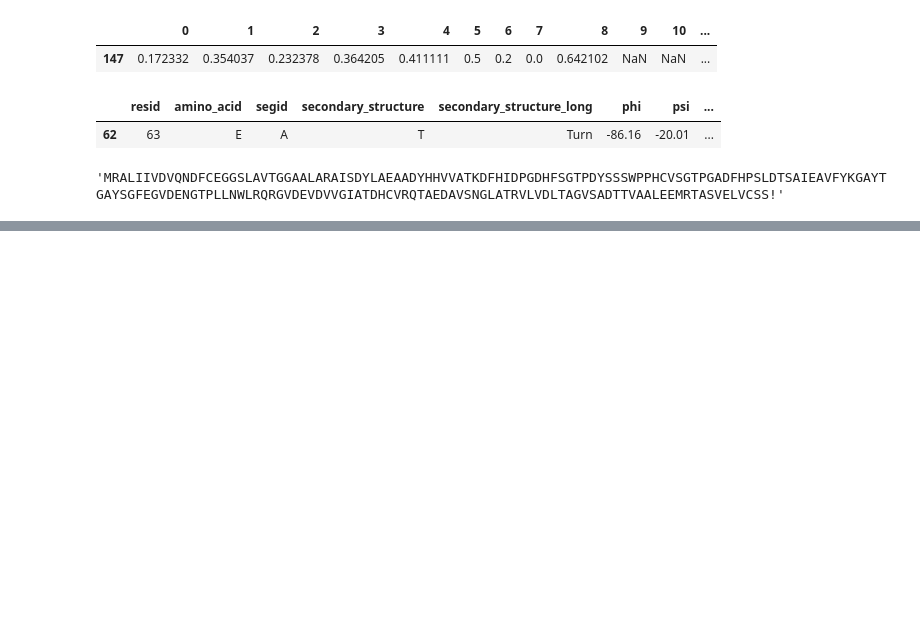
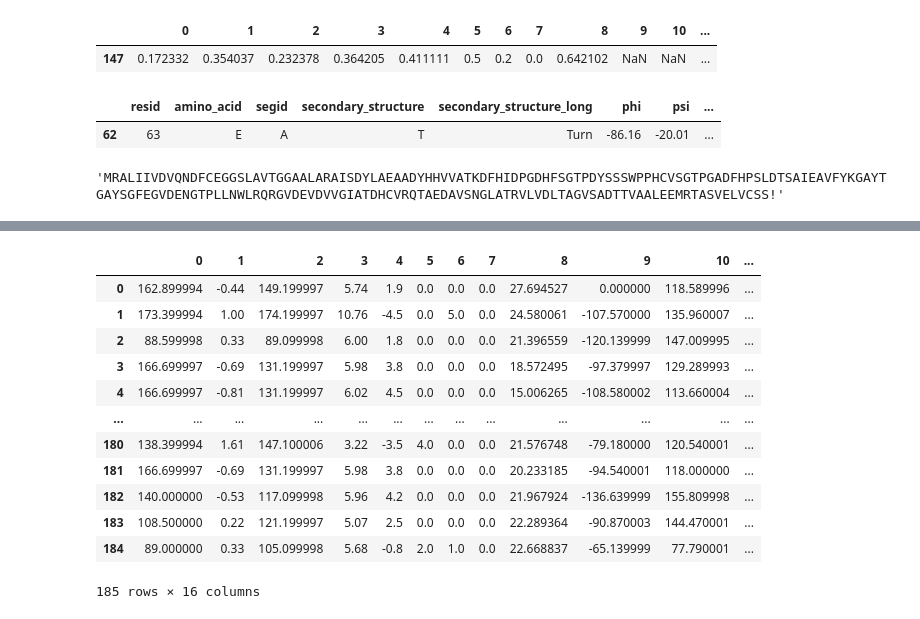
Before and after one commit to fowler-lab/tb-pnca-gnn, a Jupyter notebook: dd_pnca/af_structures.ipynb, the cells around one changed output, grey strips where cells are left out. Cells and saved outputs as stored; diff of their text form; code cells hidden in the pictures; blank space fills up the shorter version.

```diff
--- a/dd_pnca/af_structures.ipynb
+++ b/dd_pnca/af_structures.ipynb
@@ -313,0 +329,5 @@ sd['amino_acid'] = list(graph_dict['train']['pnca_mut_315']['metadata'].allele.v
+# %%
+pnca_m_pza = pncaGraph(pdb='../pdb/af_pnca_align_test.pdb',
+                    lig_resname='PZA',
+                    self_loops=False,
+                    cutoff_distance=8)
@@ -313,0 +446,16 @@ sd['amino_acid'] = list(graph_dict['train']['pnca_mut_315']['metadata'].allele.v
+# %%
+pd.DataFrame(pnca_m_pza.dataset[0].x)
+# %% [output]
+|  | 0 | 1 | 2 | 3 | 4 | 5 | 6 | 7 | 8 | 9 | 10 | ... |
+| 0 | 162.899994 | -0.44 | 149.199997 | 5.74 | 1.9 | 0.0 | 0.0 | 0.0 | 27.694527 | 0.000000 | 118.589996 | ... |
+| 1 | 173.399994 | 1.00 | 174.199997 | 10.76 | -4.5 | 0.0 | 5.0 | 0.0 | 24.580061 | -107.570000 | 135.960007 | ... |
+| 2 | 88.599998 | 0.33 | 89.099998 | 6.00 | 1.8 | 0.0 | 0.0 | 0.0 | 21.396559 | -120.139999 | 147.009995 | ... |
+| 3 | 166.699997 | -0.69 | 131.199997 | 5.98 | 3.8 | 0.0 | 0.0 | 0.0 | 18.572495 | -97.379997 | 129.289993 | ... |
+| 4 | 166.699997 | -0.81 | 131.199997 | 6.02 | 4.5 | 0.0 | 0.0 | 0.0 | 15.006265 | -108.580002 | 113.660004 | ... |
+| ... | ... | ... | ... | ... | ... | ... | ... | ... | ... | ... | ... | ... |
+| 180 | 138.399994 | 1.61 | 147.100006 | 3.22 | -3.5 | 4.0 | 0.0 | 0.0 | 21.576748 | -79.180000 | 120.540001 | ... |
+| 181 | 166.699997 | -0.69 | 131.199997 | 5.98 | 3.8 | 0.0 | 0.0 | 0.0 | 20.233185 | -94.540001 | 118.000000 | ... |
+| 182 | 140.000000 | -0.53 | 117.099998 | 5.96 | 4.2 | 0.0 | 0.0 | 0.0 | 21.967924 | -136.639999 | 155.809998 | ... |
+| 183 | 108.500000 | 0.22 | 121.199997 | 5.07 | 2.5 | 0.0 | 0.0 | 0.0 | 22.289364 | -90.870003 | 144.470001 | ... |
+| 184 | 89.000000 | 0.33 | 105.099998 | 5.68 | -0.8 | 2.0 | 1.0 | 0.0 | 22.668837 | -65.139999 | 77.790001 | ... |
+185 rows × 16 columns
```
Also changed, not shown: parts of 17 cells of this notebook, 5 other files.
